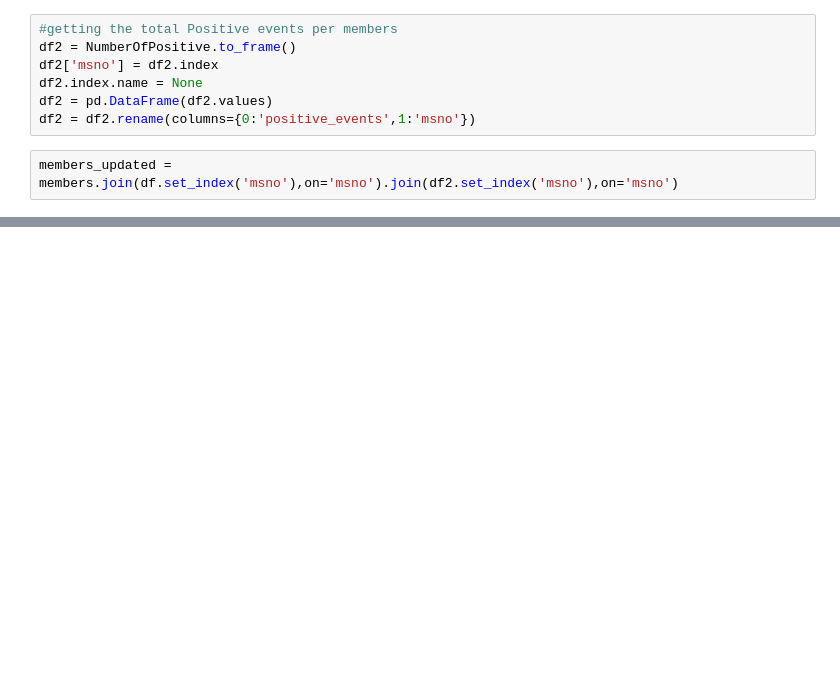
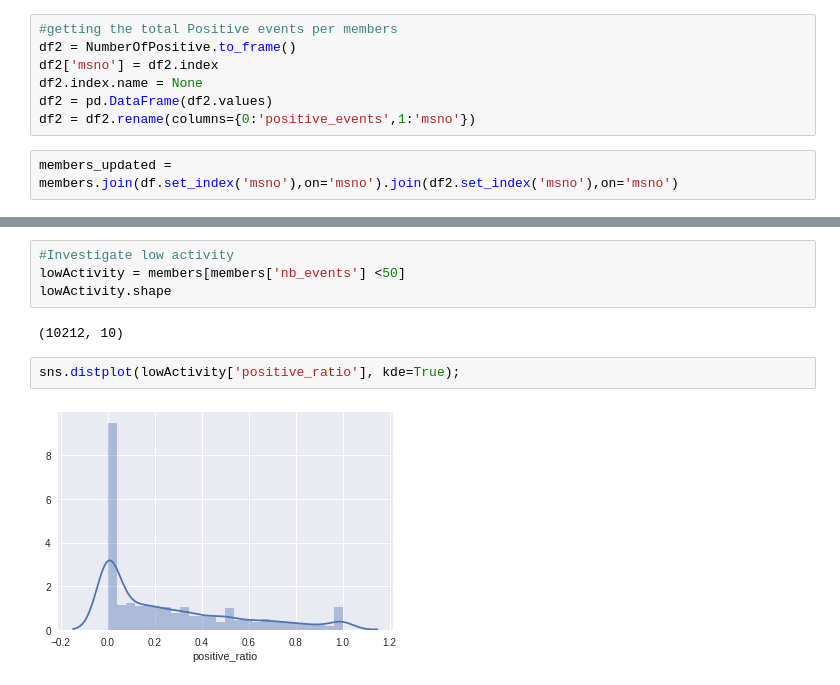
Before and after one commit to scascar/Top1ouRien, a Jupyter notebook: Exploration-members.ipynb, the cells around one changed output, grey strips where cells are left out. Cells and saved outputs as stored; diff of their text form; blank space fills up the shorter version.

```diff
--- a/Exploration-members.ipynb
+++ b/Exploration-members.ipynb
@@ -69,0 +73,10 @@ Name: positive_events, Length: 984, dtype: int64
+# %%
+#Investigate low activity
+lowActivity = members[members['nb_events'] <50]
+lowActivity.shape
+# %% [output]
+(10212, 10)
+# %%
+sns.distplot(lowActivity['positive_ratio'], kde=True);
+# %% [output]
+[figure, added]
```
Also changed, not shown: parts of 8 cells of this notebook.
